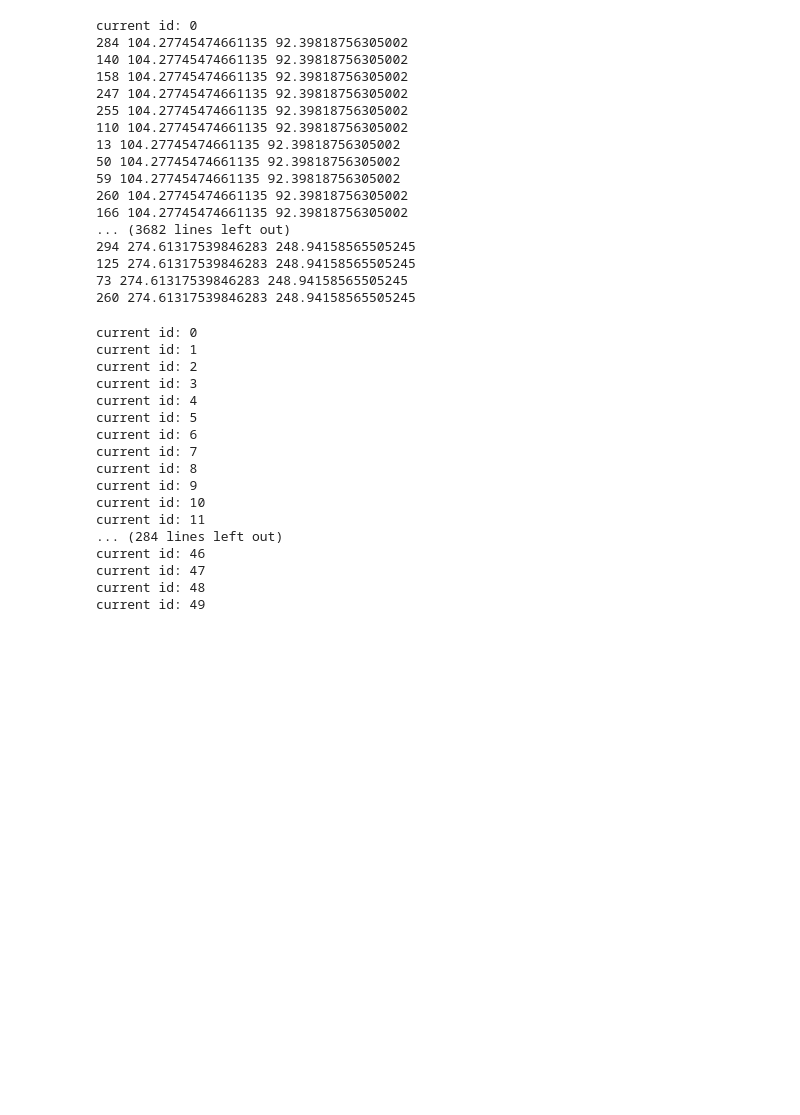
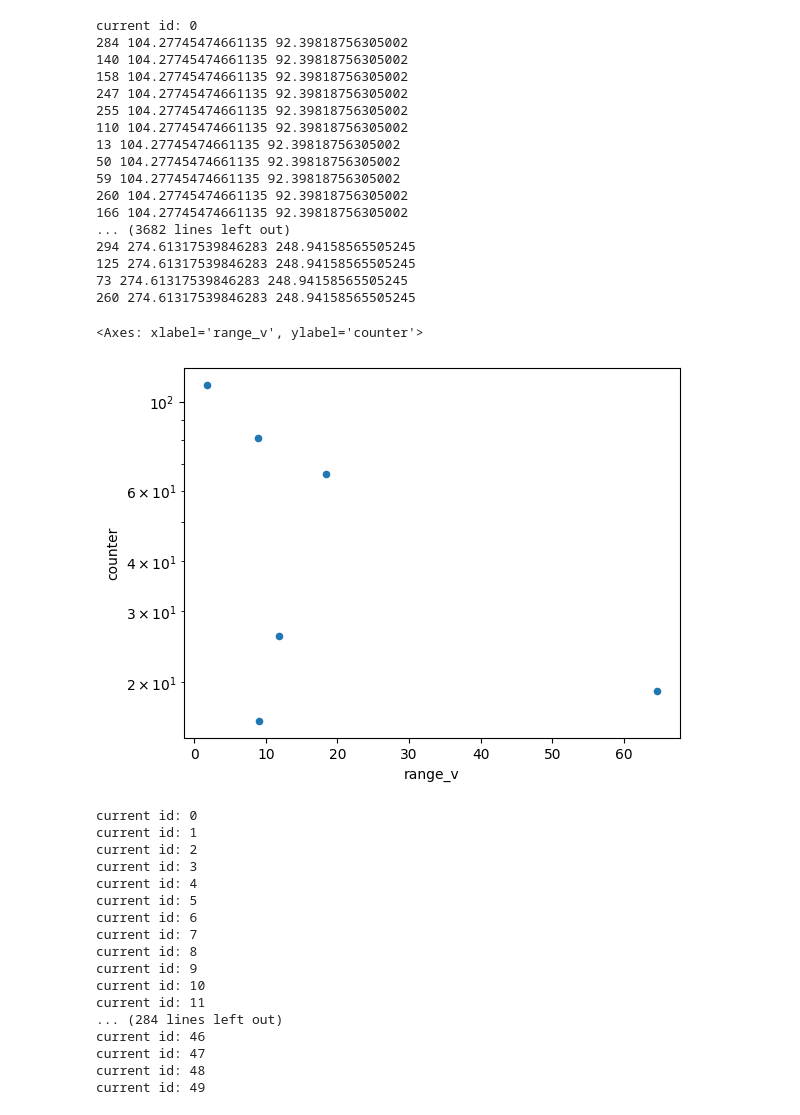
Before and after one commit to DanielBarabas/prog2-2024-c2-barab, a Jupyter notebook: notebook_for_trials.ipynb, the cells around one changed output. Cells and saved outputs as stored; diff of their text form; code cells hidden in the pictures; blank space fills up the shorter version.

```diff
--- a/notebook_for_trials.ipynb
+++ b/notebook_for_trials.ipynb
@@ -102,6 +102,11 @@ current id: 0
 125 274.61317539846283 248.94158565505245
 73 274.61317539846283 248.94158565505245
 260 274.61317539846283 248.94158565505245
+# %%
+counter_df.loc[(counter_df["counter"]>10)].plot(x="range_v",y = "counter",kind="scatter",logy=True)
+# %% [output]
+<Axes: xlabel='range_v', ylabel='counter'>
+[figure, added]
 # %%
 out_df = pd.DataFrame()
 for dt in dtypes:
```
Also changed, not shown: parts of 1 cell of this notebook.
